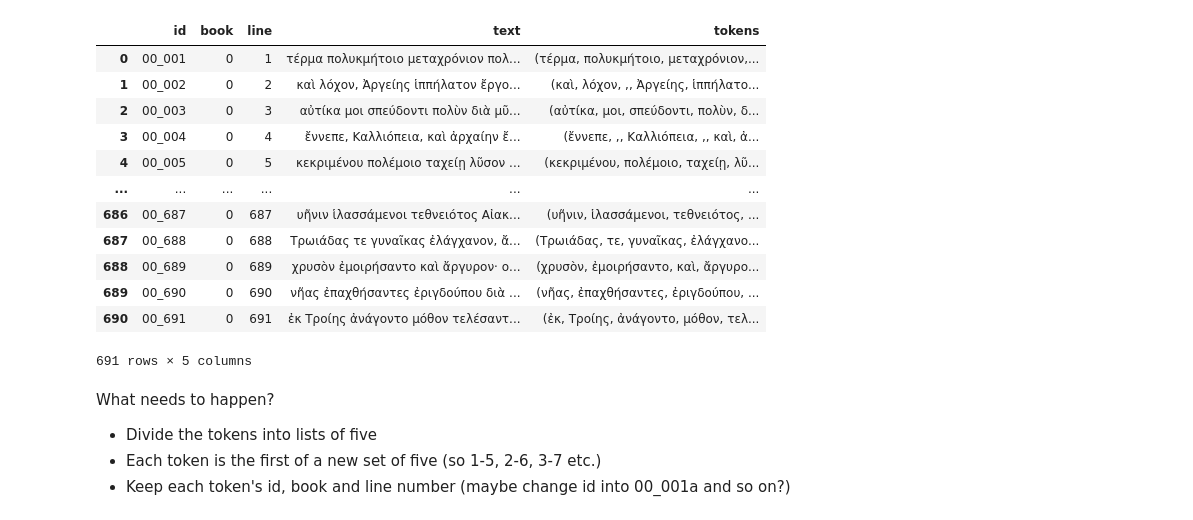
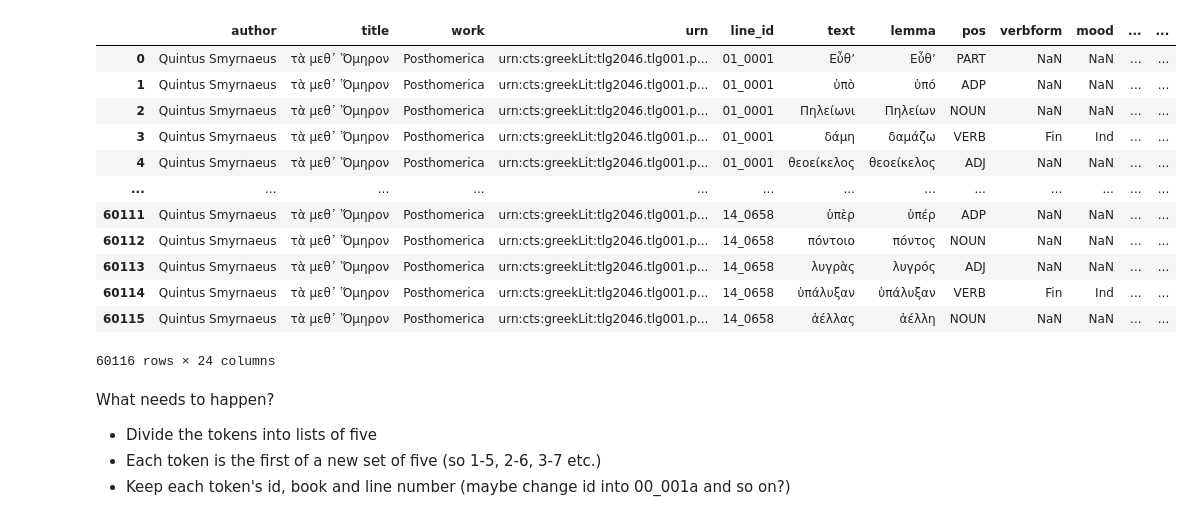
Before and after one commit to cwf2/jeweled_style, a Jupyter notebook: Polyptoton_adj_window_sizes_no_repetitions.ipynb, the cells around one changed output. Saved outputs shown, nothing was run; the diff lists cells and outputs as text; code cells hidden in the pictures.

```diff
--- a/Polyptoton_adj_window_sizes_no_repetitions.ipynb
+++ b/Polyptoton_adj_window_sizes_no_repetitions.ipynb
@@ -257,17 +23,0 @@ display(lines)
-# %%
-lines['tokens'] = lines['text'].apply(nlp)
-display(lines)
-# %% [output]
-|  | id | book | line | text | tokens |
-| 0 | 00_001 | 0 | 1 | τέρμα πολυκμήτοιο μεταχρόνιον πολ... | (τέρμα, πολυκμήτοιο, μεταχρόνιον,... |
-| 1 | 00_002 | 0 | 2 | καὶ λόχον, Ἀργείης ἱππήλατον ἔργο... | (καὶ, λόχον, ,, Ἀργείης, ἱππήλατο... |
-| 2 | 00_003 | 0 | 3 | αὐτίκα μοι σπεύδοντι πολὺν διὰ μῦ... | (αὐτίκα, μοι, σπεύδοντι, πολὺν, δ... |
-| 3 | 00_004 | 0 | 4 | ἔννεπε, Καλλιόπεια, καὶ ἀρχαίην ἔ... | (ἔννεπε, ,, Καλλιόπεια, ,, καὶ, ἀ... |
-| 4 | 00_005 | 0 | 5 | κεκριμένου πολέμοιο ταχείῃ λῦσον ... | (κεκριμένου, πολέμοιο, ταχείῃ, λῦ... |
-| ... | ... | ... | ... | ... | ... |
-| 686 | 00_687 | 0 | 687 | υῆνιν ἱλασσάμενοι τεθνειότος Αἰακ... | (υῆνιν, ἱλασσάμενοι, τεθνειότος, ... |
-| 687 | 00_688 | 0 | 688 | Τρωιάδας τε γυναῖκας ἐλάγχανον, ἄ... | (Τρωιάδας, τε, γυναῖκας, ἐλάγχανο... |
-| 688 | 00_689 | 0 | 689 | χρυσὸν ἐμοιρήσαντο καὶ ἄργυρον· ο... | (χρυσὸν, ἐμοιρήσαντο, καὶ, ἄργυρο... |
-| 689 | 00_690 | 0 | 690 | νῆας ἐπαχθήσαντες ἐριγδούπου διὰ ... | (νῆας, ἐπαχθήσαντες, ἐριγδούπου, ... |
-| 690 | 00_691 | 0 | 691 | ἐκ Τροίης ἀνάγοντο μόθον τελέσαντ... | (ἐκ, Τροίης, ἀνάγοντο, μόθον, τελ... |
-691 rows × 5 columns
@@ -273,0 +39,19 @@ display(lines)
+# %%
+# load downloaded tokens into a Pandas DataFrame
+path = os.path.join("data", f"{urn}.csv")
+tokens = pd.read_csv(path)
+display(tokens)
+# %% [output]
+|  | author | title | work | urn | line_id | text | lemma | pos | verbform | mood | ... | ... |
+| 0 | Quintus Smyrnaeus | τὰ μεθ᾿ Ὅμηρον | Posthomerica | urn:cts:greekLit:tlg2046.tlg001.p... | 01_0001 | Εὖθʼ | Εὖθʼ | PART | NaN | NaN | ... | ... |
+| 1 | Quintus Smyrnaeus | τὰ μεθ᾿ Ὅμηρον | Posthomerica | urn:cts:greekLit:tlg2046.tlg001.p... | 01_0001 | ὑπὸ | ὑπό | ADP | NaN | NaN | ... | ... |
+| 2 | Quintus Smyrnaeus | τὰ μεθ᾿ Ὅμηρον | Posthomerica | urn:cts:greekLit:tlg2046.tlg001.p... | 01_0001 | Πηλείωνι | Πηλείων | NOUN | NaN | NaN | ... | ... |
+| 3 | Quintus Smyrnaeus | τὰ μεθ᾿ Ὅμηρον | Posthomerica | urn:cts:greekLit:tlg2046.tlg001.p... | 01_0001 | δάμη | δαμάζω | VERB | Fin | Ind | ... | ... |
+| 4 | Quintus Smyrnaeus | τὰ μεθ᾿ Ὅμηρον | Posthomerica | urn:cts:greekLit:tlg2046.tlg001.p... | 01_0001 | θεοείκελος | θεοείκελος | ADJ | NaN | NaN | ... | ... |
+| ... | ... | ... | ... | ... | ... | ... | ... | ... | ... | ... | ... | ... |
+| 60111 | Quintus Smyrnaeus | τὰ μεθ᾿ Ὅμηρον | Posthomerica | urn:cts:greekLit:tlg2046.tlg001.p... | 14_0658 | ὑπὲρ | ὑπέρ | ADP | NaN | NaN | ... | ... |
+| 60112 | Quintus Smyrnaeus | τὰ μεθ᾿ Ὅμηρον | Posthomerica | urn:cts:greekLit:tlg2046.tlg001.p... | 14_0658 | πόντοιο | πόντος | NOUN | NaN | NaN | ... | ... |
+| 60113 | Quintus Smyrnaeus | τὰ μεθ᾿ Ὅμηρον | Posthomerica | urn:cts:greekLit:tlg2046.tlg001.p... | 14_0658 | λυγρὰς | λυγρός | ADJ | NaN | NaN | ... | ... |
+| 60114 | Quintus Smyrnaeus | τὰ μεθ᾿ Ὅμηρον | Posthomerica | urn:cts:greekLit:tlg2046.tlg001.p... | 14_0658 | ὑπάλυξαν | ὑπάλυξαν | VERB | Fin | Ind | ... | ... |
+| 60115 | Quintus Smyrnaeus | τὰ μεθ᾿ Ὅμηρον | Posthomerica | urn:cts:greekLit:tlg2046.tlg001.p... | 14_0658 | ἀέλλας | ἀέλλη | NOUN | NaN | NaN | ... | ... |
+60116 rows × 24 columns
```
Also changed, not shown: parts of 26 cells of this notebook, 1 other file.
